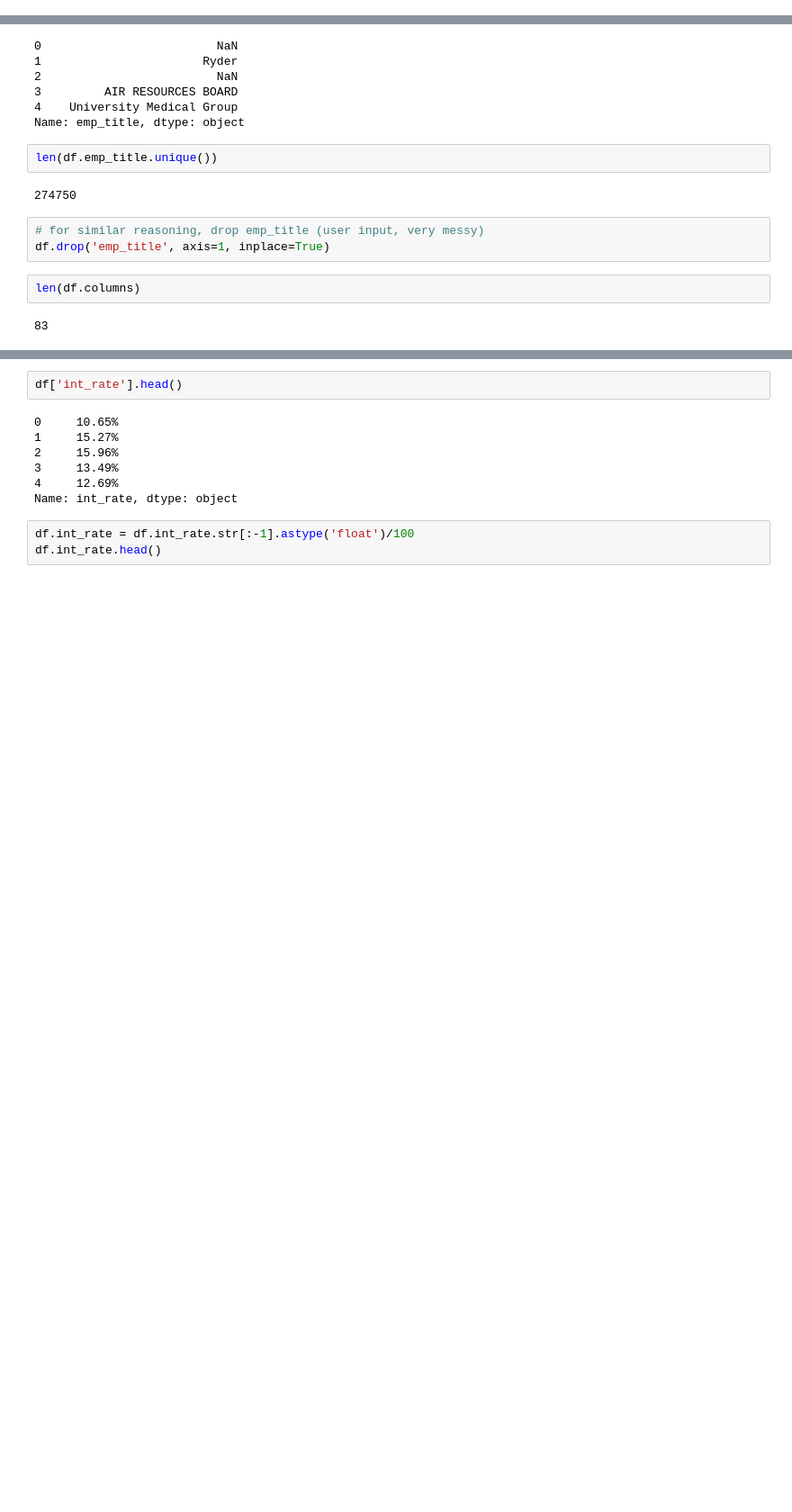
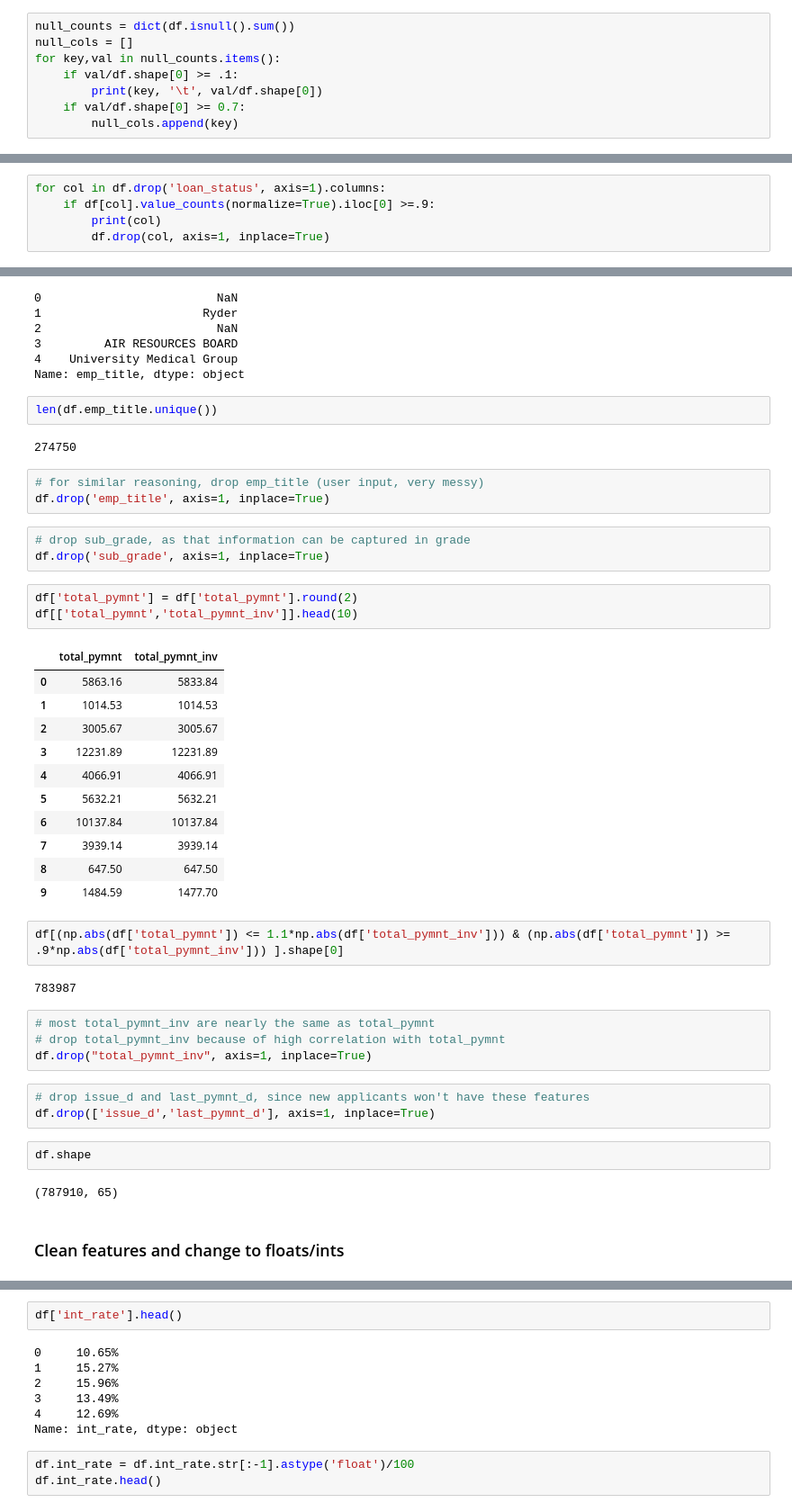
Before and after one commit to mariafabiano/lending-club, a Jupyter notebook: data_cleaning.ipynb, the cells around one changed output, grey strips where cells are left out. Shown at 90% size. Drawn from its saved outputs; the diff is of its cells as text; blank space fills up the shorter version.

Commit message:
cleaner cleaning notebook

```diff
--- a/data_cleaning.ipynb
+++ b/data_cleaning.ipynb
@@ -194,0 +184,8 @@ url 1
+# %%
+null_counts = dict(df.isnull().sum())
+null_cols = []
+for key,val in null_counts.items():
+    if val/df.shape[0] >= .1:
+        print(key, '\t', val/df.shape[0])
+    if val/df.shape[0] >= 0.7:
+        null_cols.append(key)
@@ -194,0 +219,5 @@ url 1
+# %%
+for col in df.drop('loan_status', axis=1).columns:
+    if df[col].value_counts(normalize=True).iloc[0] >=.9:
+        print(col)
+        df.drop(col, axis=1, inplace=True)
@@ -407,8 +334,39 @@ len(df.emp_title.unique())
 # %%
 # for similar reasoning, drop emp_title (user input, very messy)
 df.drop('emp_title', axis=1, inplace=True)
-# %%
-len(df.columns)
-# %% [output]
-83
+# %%
+# drop sub_grade, as that information can be captured in grade
+df.drop('sub_grade', axis=1, inplace=True)
+# %%
+df['total_pymnt'] = df['total_pymnt'].round(2)
+df[['total_pymnt','total_pymnt_inv']].head(10)
+# %% [output]
+|  | total_pymnt | total_pymnt_inv |
+| 0 | 5863.16 | 5833.84 |
+| 1 | 1014.53 | 1014.53 |
+| 2 | 3005.67 | 3005.67 |
+| 3 | 12231.89 | 12231.89 |
+| 4 | 4066.91 | 4066.91 |
+| 5 | 5632.21 | 5632.21 |
+| 6 | 10137.84 | 10137.84 |
+| 7 | 3939.14 | 3939.14 |
+| 8 | 647.50 | 647.50 |
+| 9 | 1484.59 | 1477.70 |
+# %%
+df[(np.abs(df['total_pymnt']) <= 1.1*np.abs(df['total_pymnt_inv'])) & (np.abs(df['total_pymnt']) >= .9*np.abs(df['total_pymnt_inv'])) ].shape[0]
+# %% [output]
+783987
+# %%
+# most total_pymnt_inv are nearly the same as total_pymnt
+# drop total_pymnt_inv because of high correlation with total_pymnt
+df.drop("total_pymnt_inv", axis=1, inplace=True)
+# %%
+# drop issue_d and last_pymnt_d, since new applicants won't have these features
+df.drop(['issue_d','last_pymnt_d'], axis=1, inplace=True)
+# %%
+df.shape
+# %% [output]
+(787910, 65)
+# %% [markdown]
+### Clean features and change to floats/ints
 # %%
```
Also changed, not shown: parts of 136 cells of this notebook.
